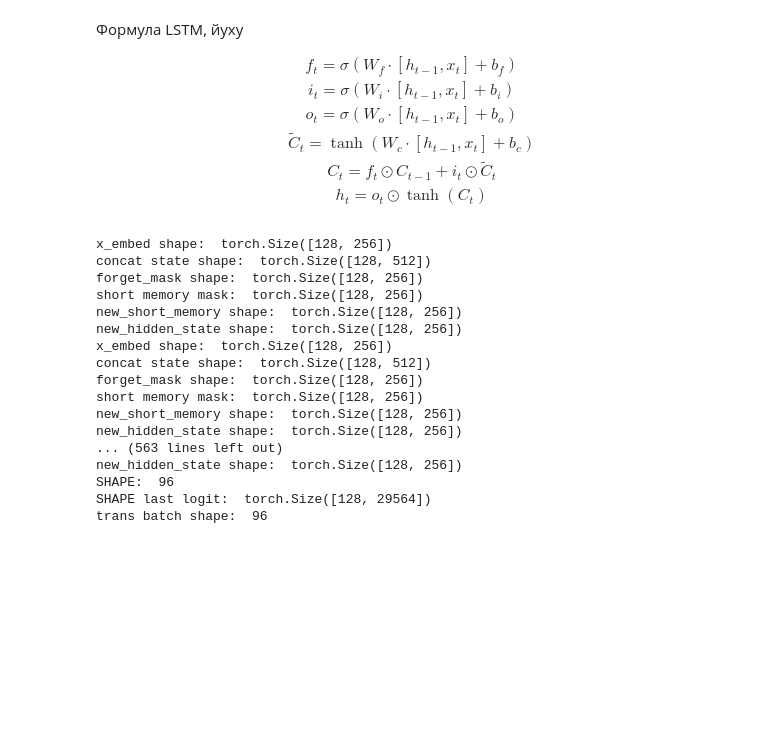
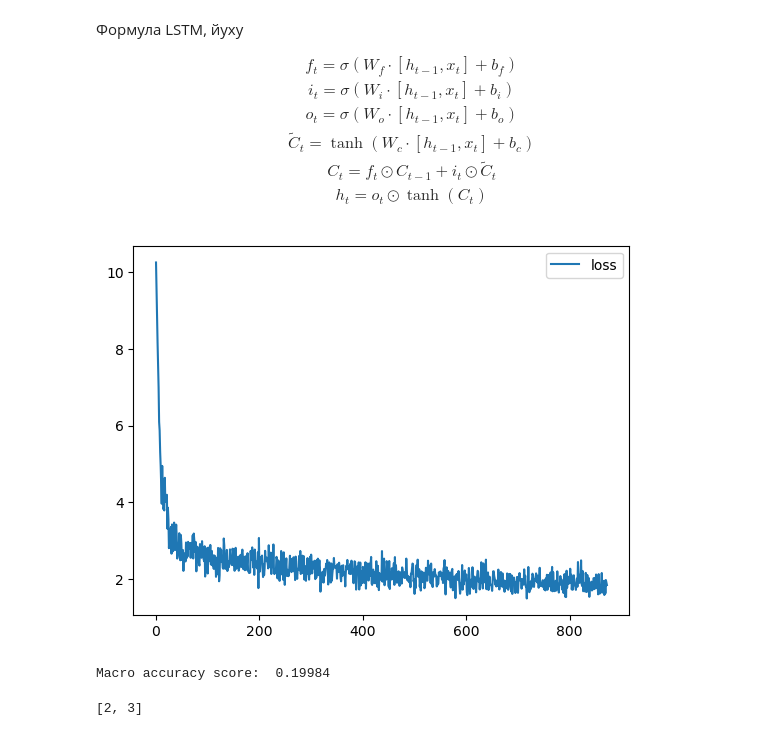
Before and after one commit to AbylayDalabay/NLP, a Jupyter notebook: 05_lstm_implementation/lstm_implementation.ipynb, the cells around one changed output. Drawn from its saved outputs; the diff is of its cells as text; code cells hidden in the pictures; blank space fills up the shorter version.

Commit message:
lstm

```diff
--- a/05_lstm_implementation/lstm_implementation.ipynb
+++ b/05_lstm_implementation/lstm_implementation.ipynb
@@ -164,22 +172,32 @@ lstm_cell = LSTMCell(
 # %%
-for batch in train_loader:
-    res = lstm_loop(lstm_cell, batch)
-    break
+def train(lstm_cell):
+    assert torch.cuda.is_available()
+
+    loss_fun = nn.CrossEntropyLoss()
+    optimizer = torch.optim.Adam(lstm_cell.parameters())
+    loss_history = []
+
+    for batch in tqdm(train_loader, 'Iterating batches...'):
+        optimizer.zero_grad()
+        # print("batch_shape: ", batch.shape)
+        res = lstm_loop(lstm_cell, batch)
+
+        all_logits_flat = torch.flatten(res['all_logits'], start_dim=0, end_dim=1).to(device)
+        true_tokens_flat = torch.flatten(res['true_tokens']).to(device)
+
+        # print("all_logits_flat shape: ", all_logits_flat.shape)
+        # print("true_tokens_flat shape: ", true_tokens_flat.shape)
+
+        # print(all_logits_flat)
+
+        loss = loss_fun(all_logits_flat, true_tokens_flat)
+        loss.backward()
+        optimizer.step()
+
+        loss_history.append(loss.data.item())
+        clear_output(True)
+        plt.plot(loss_history, label="loss")
+        plt.legend()
+        plt.show()
+
+    return lstm_cell
-# %% [output]
-x_embed shape:  torch.Size([128, 256])
-concat state shape:  torch.Size([128, 512])
-forget_mask shape:  torch.Size([128, 256])
-short memory mask:  torch.Size([128, 256])
-new_short_memory shape:  torch.Size([128, 256])
-new_hidden_state shape:  torch.Size([128, 256])
-x_embed shape:  torch.Size([128, 256])
-concat state shape:  torch.Size([128, 512])
-forget_mask shape:  torch.Size([128, 256])
-short memory mask:  torch.Size([128, 256])
-new_short_memory shape:  torch.Size([128, 256])
-new_hidden_state shape:  torch.Size([128, 256])
-... (563 lines left out)
-new_hidden_state shape:  torch.Size([128, 256])
-SHAPE:  96
-SHAPE last logit:  torch.Size([128, 29564])
-trans batch shape:  96
@@ -185,0 +210,4 @@ trans batch shape:  96
+# %%
+lstm_cell = train(lstm_cell)
+# %% [output]
+[figure, added]
@@ -185,0 +249,4 @@ trans batch shape:  96
+# %%
+evaluate_accuracy(lstm_cell, test_loader, tokenizer)
+# %% [output]
+Macro accuracy score:  0.19984
@@ -185,0 +257,4 @@ trans batch shape:  96
+# %%
+tokenizer.encode("")
+# %% [output]
+[2, 3]
```
Also changed, not shown: parts of 8 cells of this notebook.
